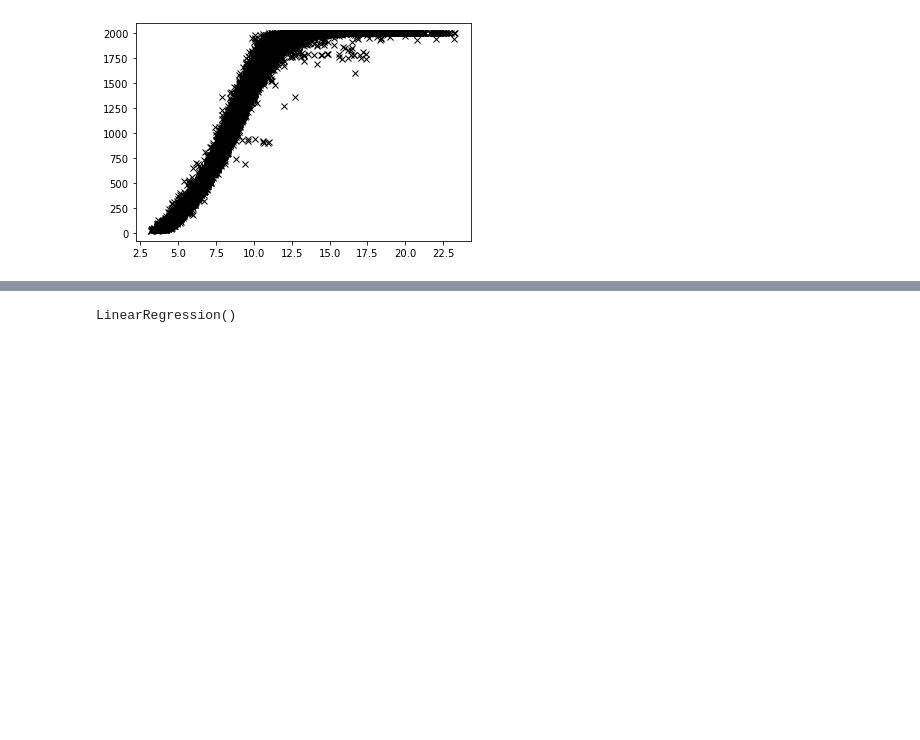
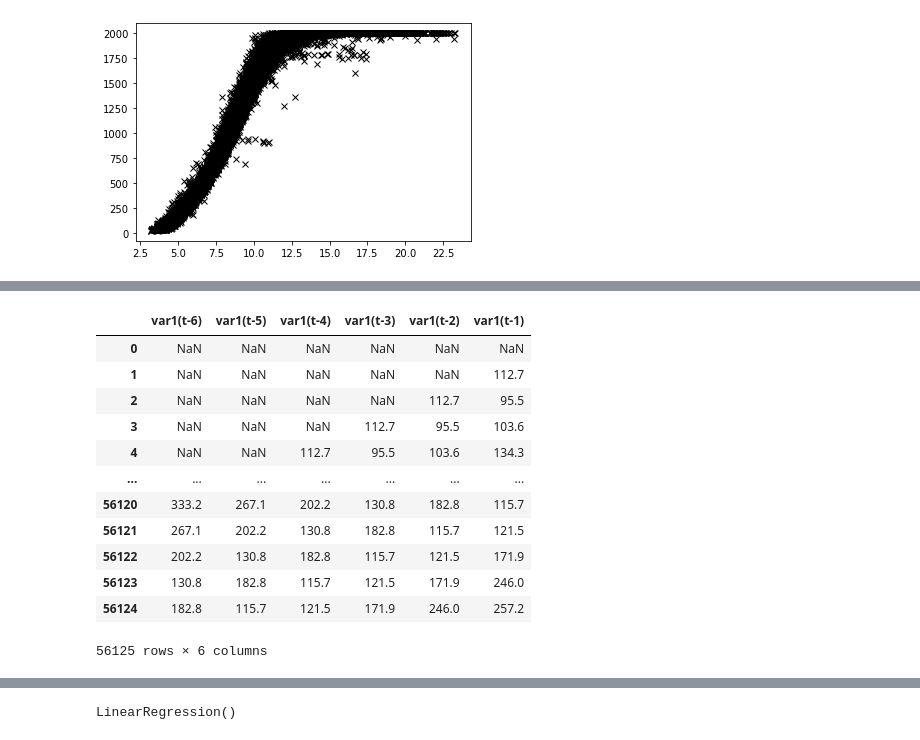
Before and after one commit to lalcayag/Capstone_group_1, a Jupyter notebook: Capstone_1.ipynb, the cells around one changed output, grey strips where cells are left out. Drawn from its saved outputs; the diff is of its cells as text; code cells hidden in the pictures; blank space fills up the shorter version.

```diff
--- a/Capstone_1.ipynb
+++ b/Capstone_1.ipynb
@@ -213,4 +374,23 @@ ax.plot(X_input[:,0], y_output,'kx')
 # %%
-X_train, X_test, y_train, y_test = train_test_split(X_input, y_input, random_state=0, shuffle = True, test_size = 0.2)
+# Univariate NN
+X_input = forecast_sequences_input(dataset_turb_t01_60['Grd_Prod_Pwr_Avg_T01'].values[:,None],6)
+y_output = forecast_sequences_output(dataset_turb_t01_60['Grd_Prod_Pwr_Avg_T01'].values[:,None],6)
+X_train, X_test, y_train, y_test = train_test_split(X_input, y_output, random_state=0, shuffle = False, test_size = 0.2)
+X_train, X_val, y_train, y_val = train_test_split(X_train, y_train, random_state=0, shuffle = False, test_size = 0.2)
 X_train_scl = RobustScaler().fit(X_train)
-y_train_scl = RobustScaler().fit(y_train[:,None])
+y_train_scl = RobustScaler().fit(y_train)
+X_train
+# %% [output]
+|  | var1(t-6) | var1(t-5) | var1(t-4) | var1(t-3) | var1(t-2) | var1(t-1) |
+| 0 | NaN | NaN | NaN | NaN | NaN | NaN |
+| 1 | NaN | NaN | NaN | NaN | NaN | 112.7 |
+| 2 | NaN | NaN | NaN | NaN | 112.7 | 95.5 |
+| 3 | NaN | NaN | NaN | 112.7 | 95.5 | 103.6 |
+| 4 | NaN | NaN | 112.7 | 95.5 | 103.6 | 134.3 |
+| ... | ... | ... | ... | ... | ... | ... |
+| 56120 | 333.2 | 267.1 | 202.2 | 130.8 | 182.8 | 115.7 |
+| 56121 | 267.1 | 202.2 | 130.8 | 182.8 | 115.7 | 121.5 |
+| 56122 | 202.2 | 130.8 | 182.8 | 115.7 | 121.5 | 171.9 |
+| 56123 | 130.8 | 182.8 | 115.7 | 121.5 | 171.9 | 246.0 |
+| 56124 | 182.8 | 115.7 | 121.5 | 171.9 | 246.0 | 257.2 |
+56125 rows × 6 columns
```
Also changed, not shown: parts of 25 cells of this notebook.
